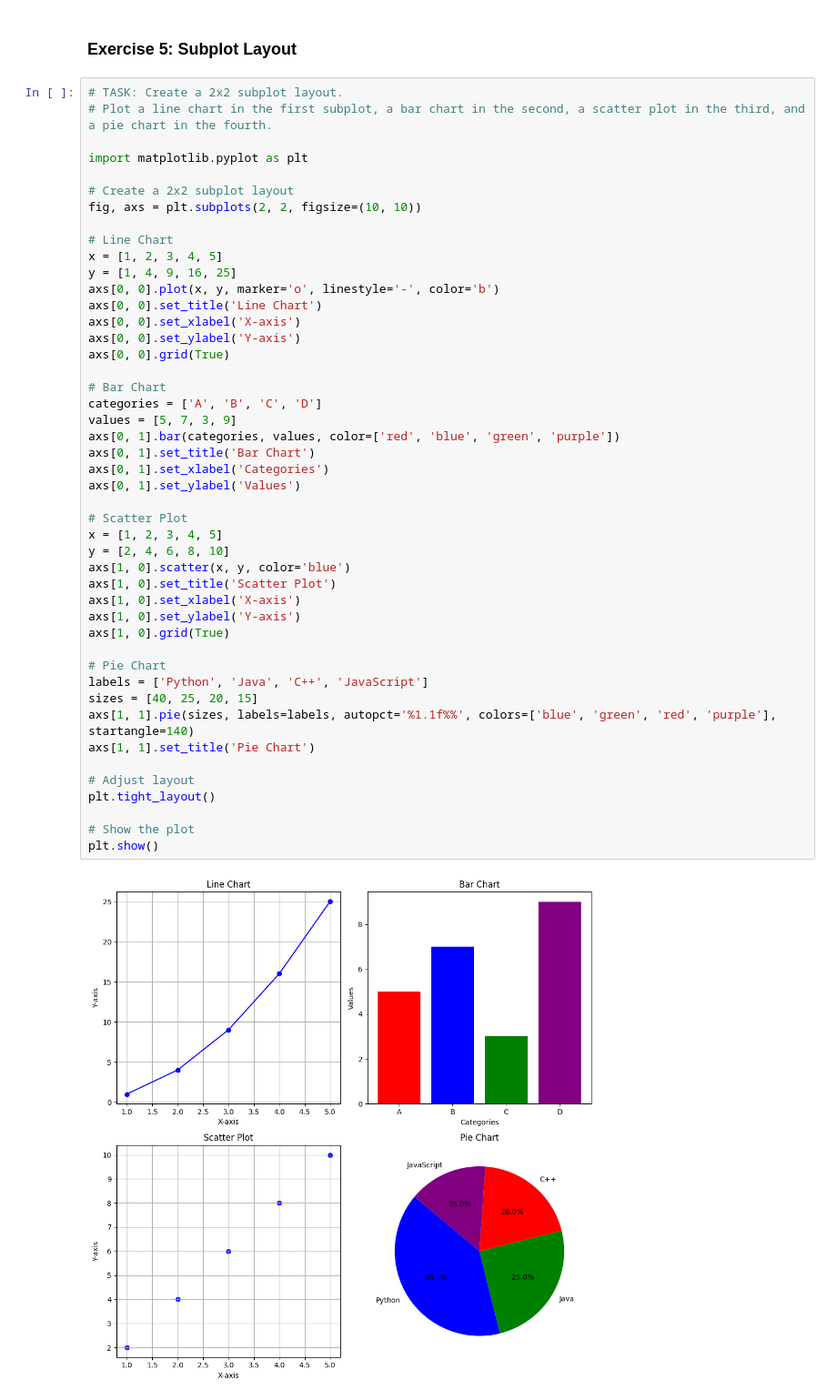
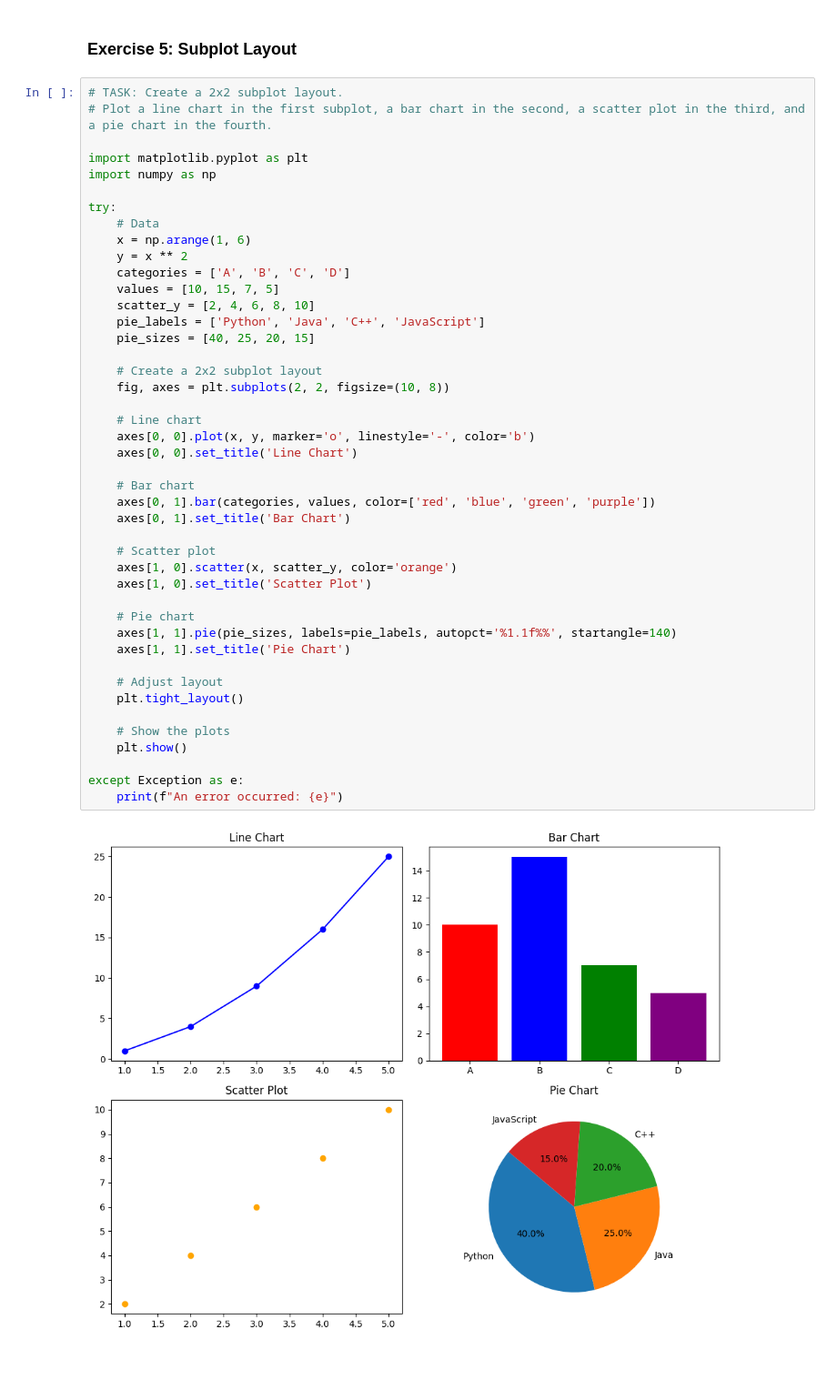
Before and after one commit to HarshithaJGitHub/python-jupyter-template, a Jupyter notebook: src/5-subplot.ipynb, the cells around one changed output. Shown at 91% size. Cells and saved outputs as stored; diff of their text form; blank space fills up the shorter version.

Commit message:
Subplot done

```diff
--- a/src/5-subplot.ipynb
+++ b/src/5-subplot.ipynb
@@ -3,48 +3,46 @@
 # %%
 # TASK: Create a 2x2 subplot layout.
 # Plot a line chart in the first subplot, a bar chart in the second, a scatter plot in the third, and a pie chart in the fourth.
 
 import matplotlib.pyplot as plt
+import numpy as np
 
-# Create a 2x2 subplot layout
-fig, axs = plt.subplots(2, 2, figsize=(10, 10))
+try:
+    # Data
+    x = np.arange(1, 6)
+    y = x ** 2
+    categories = ['A', 'B', 'C', 'D']
+    values = [10, 15, 7, 5]
+    scatter_y = [2, 4, 6, 8, 10]
+    pie_labels = ['Python', 'Java', 'C++', 'JavaScript']
+    pie_sizes = [40, 25, 20, 15]
 
-# Line Chart
-x = [1, 2, 3, 4, 5]
-y = [1, 4, 9, 16, 25]
-axs[0, 0].plot(x, y, marker='o', linestyle='-', color='b')
-axs[0, 0].set_title('Line Chart')
-axs[0, 0].set_xlabel('X-axis')
-axs[0, 0].set_ylabel('Y-axis')
-axs[0, 0].grid(True)
+    # Create a 2x2 subplot layout
+    fig, axes = plt.subplots(2, 2, figsize=(10, 8))
 
-# Bar Chart
-categories = ['A', 'B', 'C', 'D']
-values = [5, 7, 3, 9]
-axs[0, 1].bar(categories, values, color=['red', 'blue', 'green', 'purple'])
-axs[0, 1].set_title('Bar Chart')
-axs[0, 1].set_xlabel('Categories')
-axs[0, 1].set_ylabel('Values')
+    # Line chart
+    axes[0, 0].plot(x, y, marker='o', linestyle='-', color='b')
+    axes[0, 0].set_title('Line Chart')
 
-# Scatter Plot
-x = [1, 2, 3, 4, 5]
-y = [2, 4, 6, 8, 10]
-axs[1, 0].scatter(x, y, color='blue')
-axs[1, 0].set_title('Scatter Plot')
-axs[1, 0].set_xlabel('X-axis')
-axs[1, 0].set_ylabel('Y-axis')
-axs[1, 0].grid(True)
+    # Bar chart
+    axes[0, 1].bar(categories, values, color=['red', 'blue', 'green', 'purple'])
+    axes[0, 1].set_title('Bar Chart')
 
-# Pie Chart
-labels = ['Python', 'Java', 'C++', 'JavaScript']
-sizes = [40, 25, 20, 15]
-axs[1, 1].pie(sizes, labels=labels, autopct='%1.1f%%', colors=['blue', 'green', 'red', 'purple'], startangle=140)
-axs[1, 1].set_title('Pie Chart')
+    # Scatter plot
+    axes[1, 0].scatter(x, scatter_y, color='orange')
+    axes[1, 0].set_title('Scatter Plot')
 
-# Adjust layout
-plt.tight_layout()
+    # Pie chart
+    axes[1, 1].pie(pie_sizes, labels=pie_labels, autopct='%1.1f%%', startangle=140)
+    axes[1, 1].set_title('Pie Chart')
 
-# Show the plot
-plt.show()
+    # Adjust layout
+    plt.tight_layout()
+
+    # Show the plots
+    plt.show()
+
+except Exception as e:
+    print(f"An error occurred: {e}")
 # %% [output]
-[figure, old version]
+[figure, new version]
```
